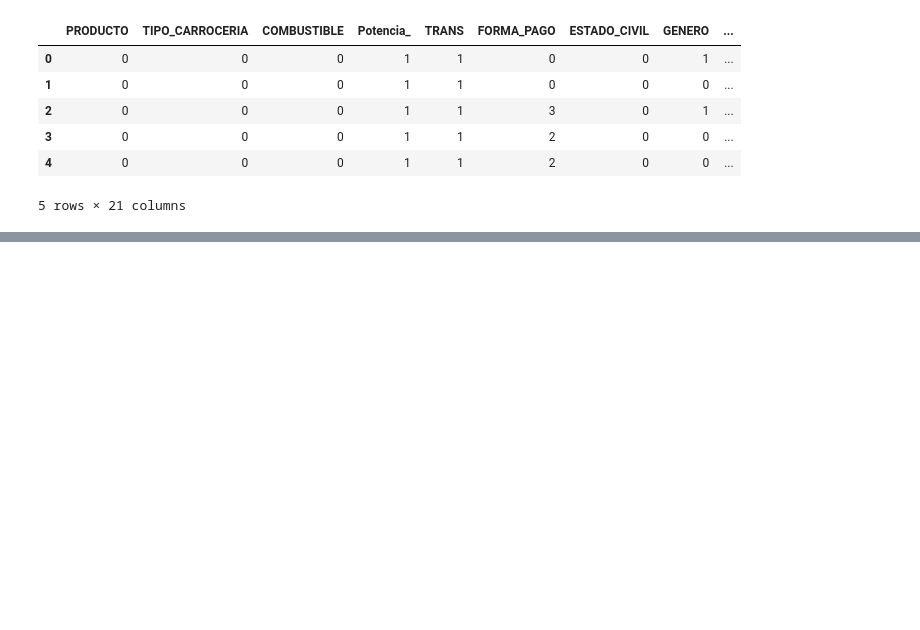
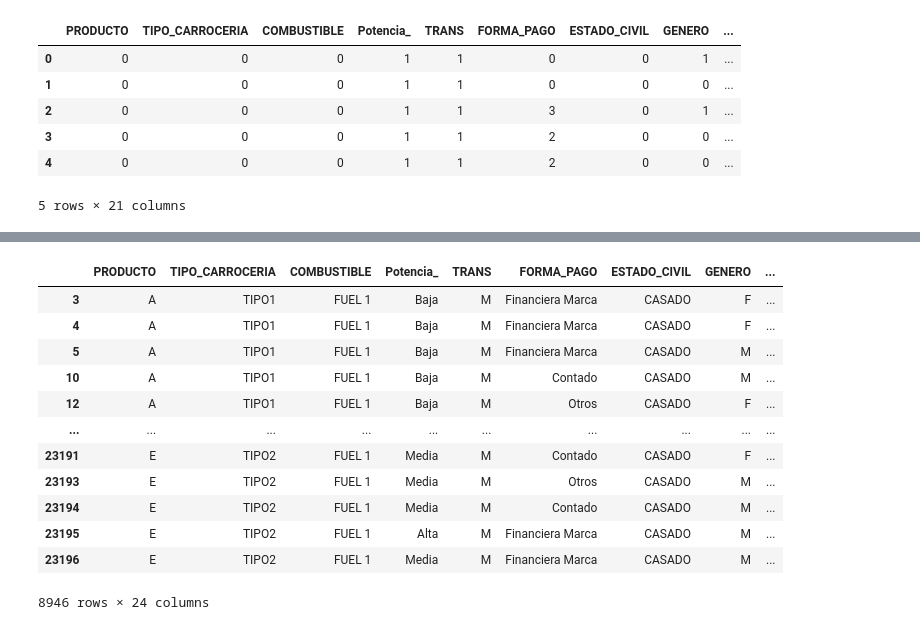
Before and after one commit to lauralardies/caso_practico_1, a Jupyter notebook: Caso Práctico/analisis/analisis.ipynb, the cells around one changed output, grey strips where cells are left out. Saved outputs shown, nothing was run; the diff lists cells and outputs as text; code cells hidden in the pictures; blank space fills up the shorter version.

Commit message:
predicciones

```diff
--- a/Caso Práctico/analisis/analisis.ipynb
+++ b/Caso Práctico/analisis/analisis.ipynb
@@ -47,0 +62,8 @@ probabilities = modelo.predict_proba(X)
+# %%
+# Agregar las predicciones y probabilidades al DataFrame original
+X['Mas_1_Coche'] = predictions
+X['Probabilidad_0'] = probabilities[:, 0]
+X['Probabilidad_1'] = probabilities[:, 1]
+
+# Mostrar el DataFrame con las predicciones y probabilidades
+X.head()
@@ -47,0 +78,6 @@ probabilities = modelo.predict_proba(X)
+# %%
+# Deshacer el escalado
+X_original = X.copy()  # Copiar el DataFrame original
+X_original[cols] = scaler.inverse_transform(X[cols])  # Deshacer el escalado
+
+X_original.head()
@@ -47,0 +92,4 @@ probabilities = modelo.predict_proba(X)
+# %%
+X_original[cols] = X_original[cols].round().astype(int)
+
+X_original.head()
@@ -47,0 +104,10 @@ probabilities = modelo.predict_proba(X)
+# %%
+# Invertir el diccionario de mapeo
+inverted_mappings = {col: {v: k for k, v in mapping.items()} for col, mapping in mappings.items()}
+
+# Aplicar el mapeo invertido al DataFrame
+for column, mapping in inverted_mappings.items():
+    X_original[column] = X_original[column].replace(mapping)
+
+# Mostrar el DataFrame con las variables categóricas recuperadas
+X_original.head()
@@ -47,0 +122,18 @@ probabilities = modelo.predict_proba(X)
+# %%
+clientes_predichos = X_original[X_original['Mas_1_Coche'] == 1]
+
+clientes_predichos
+# %% [output]
+|  | PRODUCTO | TIPO_CARROCERIA | COMBUSTIBLE | Potencia_ | TRANS | FORMA_PAGO | ESTADO_CIVIL | GENERO | ... |
+| 3 | A | TIPO1 | FUEL 1 | Baja | M | Financiera Marca | CASADO | F | ... |
+| 4 | A | TIPO1 | FUEL 1 | Baja | M | Financiera Marca | CASADO | F | ... |
+| 5 | A | TIPO1 | FUEL 1 | Baja | M | Financiera Marca | CASADO | M | ... |
+| 10 | A | TIPO1 | FUEL 1 | Baja | M | Contado | CASADO | M | ... |
+| 12 | A | TIPO1 | FUEL 1 | Baja | M | Otros | CASADO | F | ... |
+| ... | ... | ... | ... | ... | ... | ... | ... | ... | ... |
+| 23191 | E | TIPO2 | FUEL 1 | Media | M | Contado | CASADO | F | ... |
+| 23193 | E | TIPO2 | FUEL 1 | Media | M | Otros | CASADO | M | ... |
+| 23194 | E | TIPO2 | FUEL 1 | Media | M | Contado | CASADO | M | ... |
+| 23195 | E | TIPO2 | FUEL 1 | Alta | M | Financiera Marca | CASADO | M | ... |
+| 23196 | E | TIPO2 | FUEL 1 | Media | M | Financiera Marca | CASADO | M | ... |
+8946 rows × 24 columns
```
Also changed, not shown: parts of 7 cells of this notebook, 5 other files.
